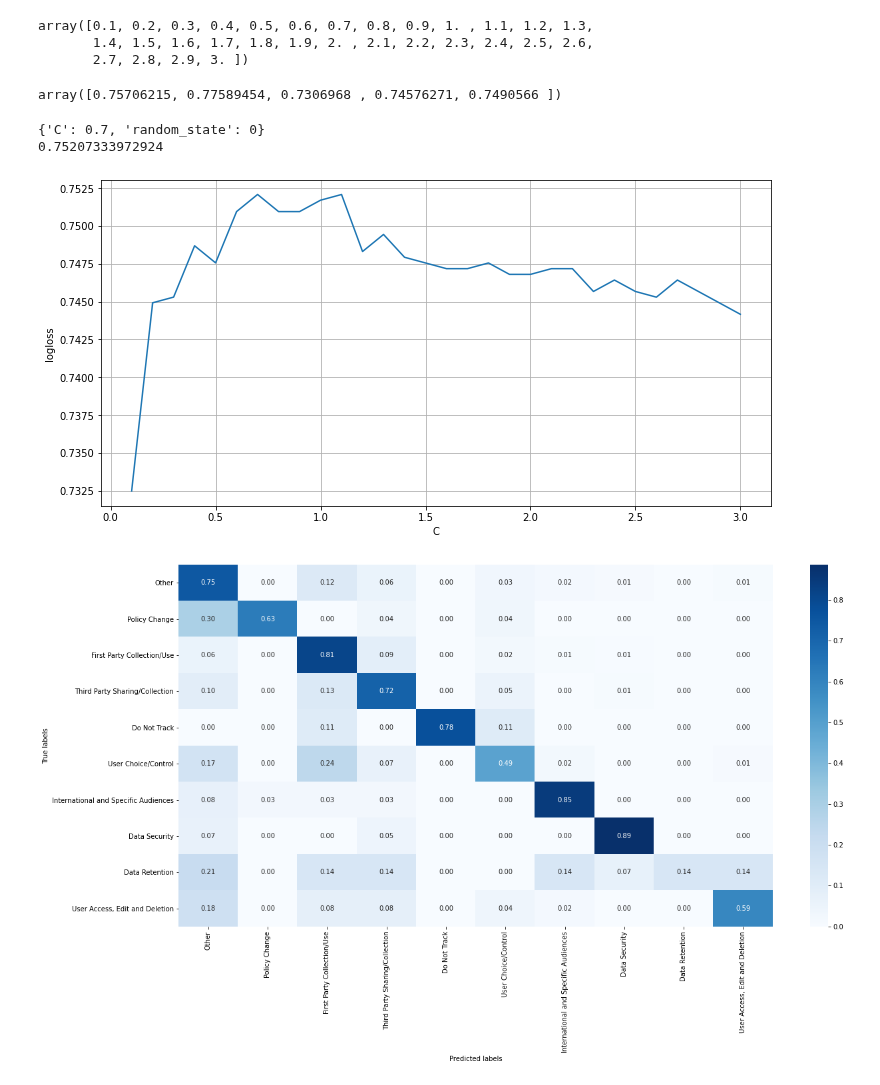
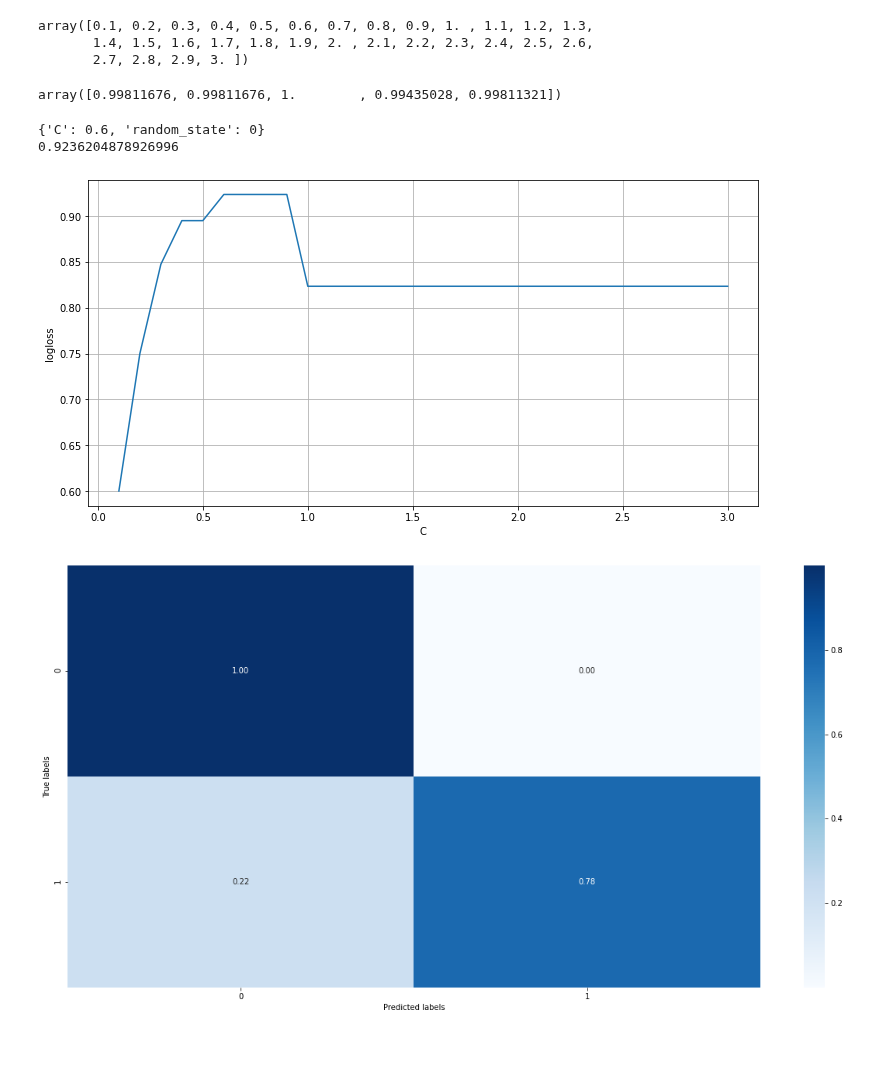
Before and after one commit to bachhvu/Policy-NLP, a Jupyter notebook: Data_Retention_Model_Development.ipynb, the cells around one changed output. Cells and saved outputs as stored; diff of their text form; code cells hidden in the pictures; blank space fills up the shorter version.

```diff
--- a/Data_Retention_Model_Development.ipynb
+++ b/Data_Retention_Model_Development.ipynb
@@ -40,5 +40,6 @@ nltk.download('punkt')
 True
 # %%
-segments = pd.read_csv('/content/drive/My Drive/OPP-115/OPP-115/segment_processed.csv',index_col=0)
+segments = pd.read_csv('/content/drive/My Drive/OPP-115/OPP-115/binary_segment_categories.csv',index_col=0)
+segments = segments[['Policy UID','segment_id','segments','do_not_track']]
 segments.head()
 # %% [output]
@@ -79,6 +80,6 @@ feature_names = tfid_vectorizer.get_feature_names()
 
 # store the tf-idf array into pandas dataframe
 df = pd.DataFrame(tfid_matrix, columns=feature_names)
-df['output'] = segments['category_name']
+df['output'] = segments['do_not_track']
 df
 # %% [output]
@@ -114,14 +115,14 @@ params = {'C': alpha_list,
 classifier = LinearSVC(random_state=0)
 cross_val_score(classifier, segments_train, targets_train, cv=kf)
 # %% [output]
-array([0.75706215, 0.77589454, 0.7306968 , 0.74576271, 0.7490566 ])
+array([0.99811676, 0.99811676, 1.        , 0.99435028, 0.99811321])
 # %%
-grid_no_up = GridSearchCV(classifier, param_grid=params, cv=kf).fit(segments_train, targets_train)
+grid_no_up = GridSearchCV(classifier, param_grid=params, cv=kf, scoring='recall_macro').fit(segments_train, targets_train)
 print(grid_no_up.best_params_)
 print(grid_no_up.best_score_)
 # %% [output]
-{'C': 0.7, 'random_state': 0}
-0.75207333972924
+{'C': 0.6, 'random_state': 0}
+0.9236204878926996
 # %%
 results = pd.DataFrame()
 # collect parameter list
@@ -135,22 +136,22 @@ plt.xlabel('C')
 plt.ylabel('logloss')
 plt.grid()
 # %% [output]
-[figure, old version]
+[figure, new version]
 # %%
 grid_no_up_preds = grid_no_up.best_estimator_.predict(segments_test)
-labels = segments['category_name'].unique()
-cm = confusion_matrix(targets_test.astype(str), grid_no_up_preds.astype(str), labels )
+#labels = segments['do_not_track'].unique()
+cm = confusion_matrix(targets_test.astype(str), grid_no_up_preds.astype(str) )
 cm = cm.astype('float') / cm.sum(axis=1)[:, np.newaxis]
 plt.rcParams['figure.figsize'] = (20, 10)
 ax= plt.subplot()
 sns.heatmap(cm, annot=True, fmt='.2f', cmap='Blues', cbar=True, ax = ax)
-ax.set_xticklabels([''] + labels, rotation=90)
-ax.set_yticklabels([''] + labels, rotation=0)
+#ax.set_xticklabels([''] + labels, rotation=90)
+#ax.set_yticklabels([''] + labels, rotation=0)
 ax.set_xlabel('Predicted labels')
 ax.set_ylabel('True labels')
 plt.show()
 # %% [output]
-[figure, old version]
+[figure, new version]
 # %%
 #Quick diagnostics
 print(classification_report(targets_test.astype(str),grid_no_up_preds.astype(str)))
```
Also changed, not shown: parts of 17 cells of this notebook.
